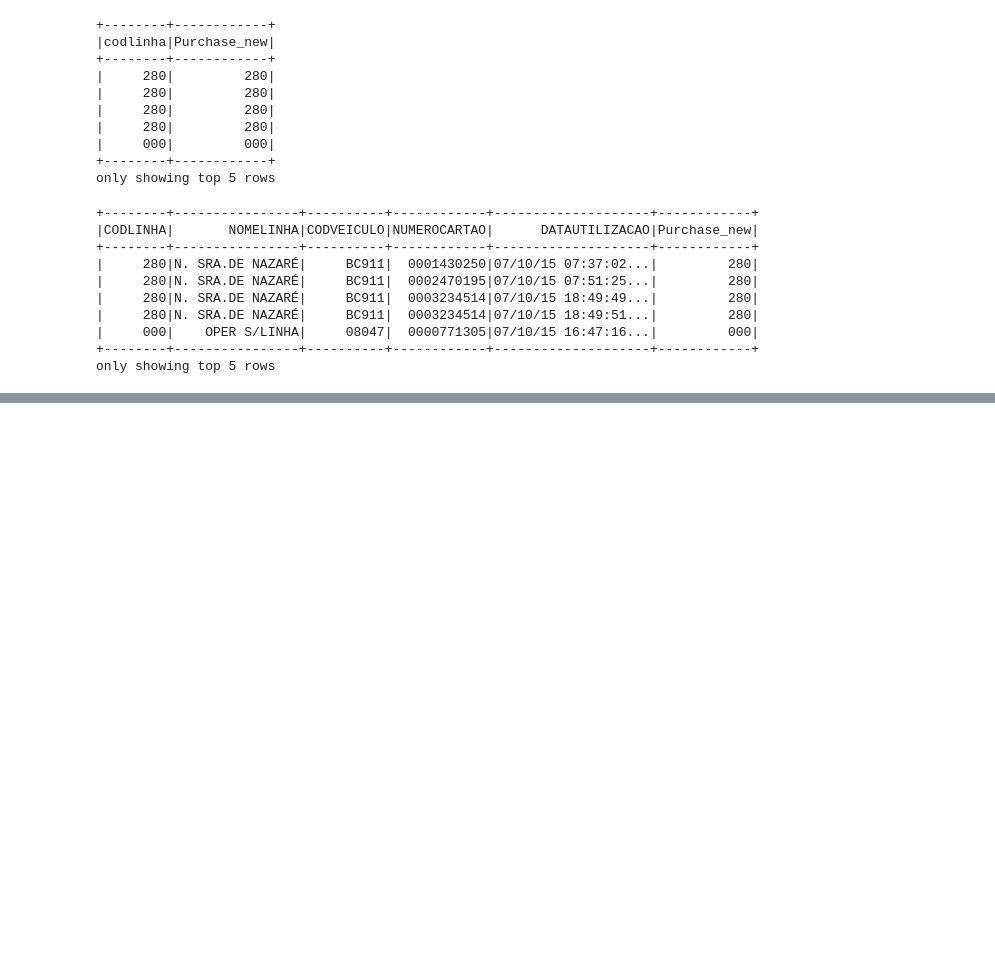
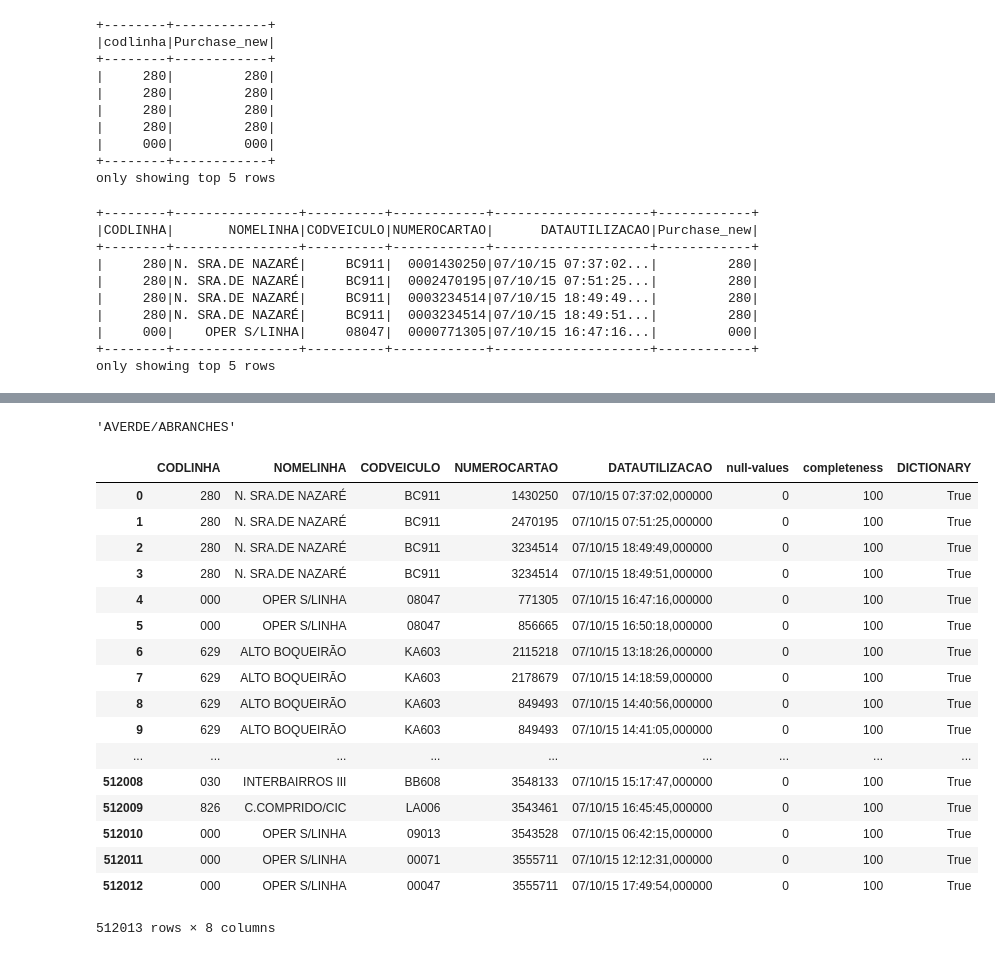
Before and after one commit to Tecnarca/data-quality-analyzer, a Jupyter notebook: Testing.ipynb, the cells around one changed output, grey strips where cells are left out. Drawn from its saved outputs; the diff is of its cells as text; code cells hidden in the pictures; blank space fills up the shorter version.

Commit message:
Completeness & partially Consistency & fixes

```diff
--- a/Testing.ipynb
+++ b/Testing.ipynb
@@ -7,3 +7,6 @@ p_df = pd.DataFrame([("foo", 1), ("bar", 2), ("foo", 3)], columns=("k", "v"))
 p_df['k'].unique()
 # %% [output]
 array(['foo', 'bar'], dtype=object)
+# %%
+df_pandas = pd.read_csv("Dati/doc1-2015100810.csv")
+df_pandas.head(5)
@@ -593,0 +742,5 @@ only showing top 5 rows
+# %%
+test_dict = df_pandas
+dict_pandas = pd.read_csv("dictionary.csv")
+test_dict.info()
+dict_pandas.info()
@@ -593,0 +767,33 @@ only showing top 5 rows
+# %%
+dict_pandas2 = pd.read_csv("dictionary.csv", index_col="codlinha")
+row_dict = dict_pandas2.loc["180"]
+row_dict["nomelinha"]
+# %% [output]
+'AVERDE/ABRANCHES'
+# %%
+#Ci mette un pochino, ma tanto va fatta una volta sola
+for i,row in test_dict.iterrows():
+    row_dict = dict_pandas2.loc[row["CODLINHA"]]
+    if row_dict["nomelinha"] == row["NOMELINHA"]:
+        test_dict.at[i, 'DICTIONARY'] = True
+
+test_dict.head(5)
+# %% [output]
+|  | CODLINHA | NOMELINHA | CODVEICULO | NUMEROCARTAO | DATAUTILIZACAO | null-values | completeness | DICTIONARY |
+| 0 | 280 | N. SRA.DE NAZARÉ | BC911 | 1430250 | 07/10/15 07:37:02,000000 | 0 | 100 | True |
+| 1 | 280 | N. SRA.DE NAZARÉ | BC911 | 2470195 | 07/10/15 07:51:25,000000 | 0 | 100 | True |
+| 2 | 280 | N. SRA.DE NAZARÉ | BC911 | 3234514 | 07/10/15 18:49:49,000000 | 0 | 100 | True |
+| 3 | 280 | N. SRA.DE NAZARÉ | BC911 | 3234514 | 07/10/15 18:49:51,000000 | 0 | 100 | True |
+| 4 | 000 | OPER S/LINHA | 08047 | 771305 | 07/10/15 16:47:16,000000 | 0 | 100 | True |
+| 5 | 000 | OPER S/LINHA | 08047 | 856665 | 07/10/15 16:50:18,000000 | 0 | 100 | True |
+| 6 | 629 | ALTO BOQUEIRÃO | KA603 | 2115218 | 07/10/15 13:18:26,000000 | 0 | 100 | True |
+| 7 | 629 | ALTO BOQUEIRÃO | KA603 | 2178679 | 07/10/15 14:18:59,000000 | 0 | 100 | True |
+| 8 | 629 | ALTO BOQUEIRÃO | KA603 | 849493 | 07/10/15 14:40:56,000000 | 0 | 100 | True |
+| 9 | 629 | ALTO BOQUEIRÃO | KA603 | 849493 | 07/10/15 14:41:05,000000 | 0 | 100 | True |
+| ... | ... | ... | ... | ... | ... | ... | ... | ... |
+| 512008 | 030 | INTERBAIRROS III | BB608 | 3548133 | 07/10/15 15:17:47,000000 | 0 | 100 | True |
+| 512009 | 826 | C.COMPRIDO/CIC | LA006 | 3543461 | 07/10/15 16:45:45,000000 | 0 | 100 | True |
+| 512010 | 000 | OPER S/LINHA | 09013 | 3543528 | 07/10/15 06:42:15,000000 | 0 | 100 | True |
+| 512011 | 000 | OPER S/LINHA | 00071 | 3555711 | 07/10/15 12:12:31,000000 | 0 | 100 | True |
+| 512012 | 000 | OPER S/LINHA | 00047 | 3555711 | 07/10/15 17:49:54,000000 | 0 | 100 | True |
+512013 rows × 8 columns
```
Also changed, not shown: parts of 23 cells of this notebook, 3 other files.
